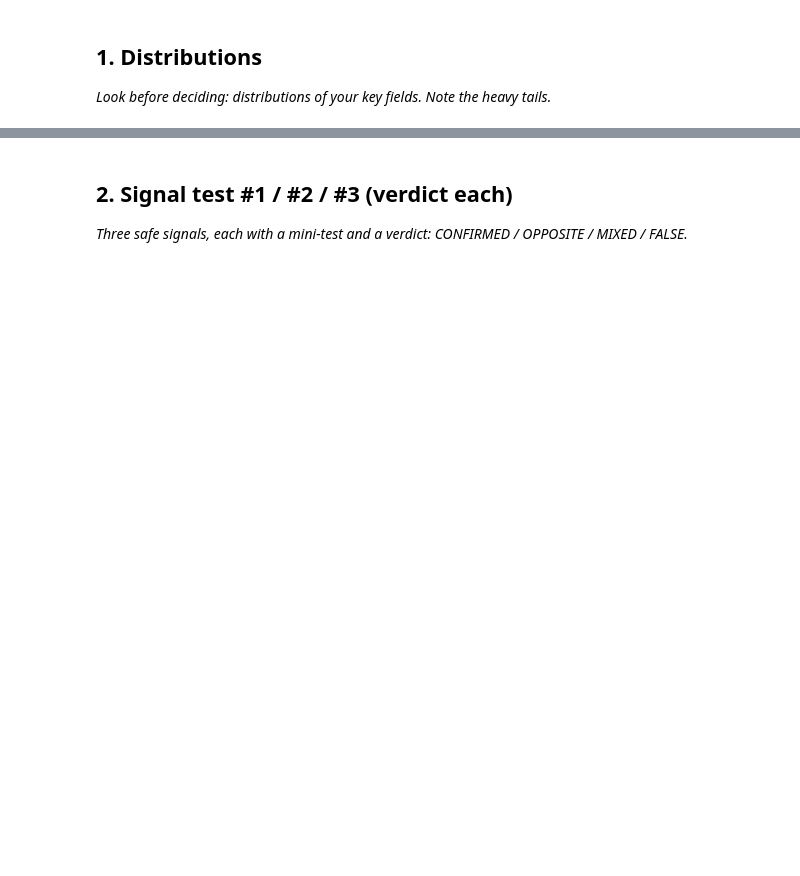
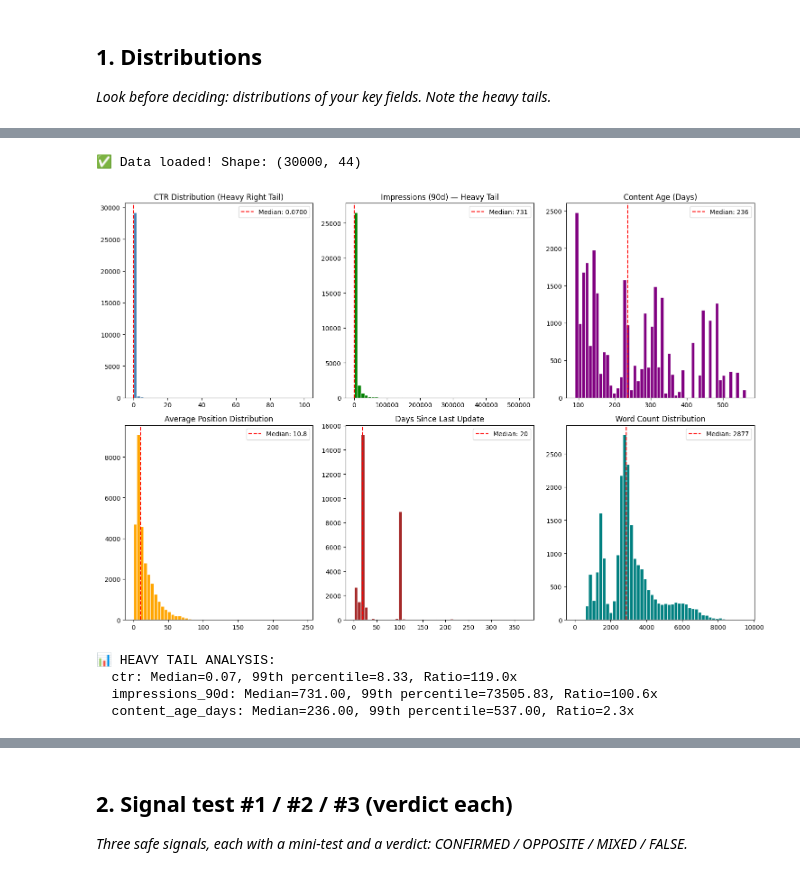
Before and after one commit to FizaAslam1/flyrank-ml-internship, a Jupyter notebook: work/notebooks/w04_signal_audit.ipynb, the cells around one changed output, grey strips where cells are left out. Saved outputs shown, nothing was run; the diff lists cells and outputs as text; code cells hidden in the pictures; blank space fills up the shorter version.

```diff
--- a/work/notebooks/w04_signal_audit.ipynb
+++ b/work/notebooks/w04_signal_audit.ipynb
@@ -15,0 +42,70 @@ This skeleton is yours to fill. Work the sections **in order** — each one has
+# %%
+# This cell is for CODE (numbers, a query, a check).
+# Write your text answer in the cell ABOVE this one — typing sentences here breaks Run All.
+import pandas as pd
+import numpy as np
+import matplotlib.pyplot as plt
+import seaborn as sns
+
+# Load data
+df = pd.read_csv('data/raw/content_refresh_anonymized.csv')
+print(f"✅ Data loaded! Shape: {df.shape}")
+
+# ============================================
+# KEY FIELD DISTRIBUTIONS
+# ============================================
+
+fig, axes = plt.subplots(2, 3, figsize=(15, 10))
+
+# 1. CTR Distribution
+axes[0,0].hist(df['ctr'], bins=50, color='steelblue', edgecolor='white')
+axes[0,0].axvline(df['ctr'].median(), color='red', linestyle='--', label=f"Median: {df['ctr'].median():.4f}")
+axes[0,0].set_title('CTR Distribution (Heavy Right Tail)')
+axes[0,0].legend()
+
+# 2. Impressions Distribution
+axes[0,1].hist(df['impressions_90d'], bins=50, color='green', edgecolor='white')
+axes[0,1].axvline(df['impressions_90d'].median(), color='red', linestyle='--', label=f"Median: {df['impressions_90d'].median():.0f}")
+axes[0,1].set_title('Impressions (90d) — Heavy Tail')
+axes[0,1].legend()
+
+# 3. Content Age Distribution
+axes[0,2].hist(df['content_age_days'], bins=50, color='purple', edgecolor='white')
+axes[0,2].axvline(df['content_age_days'].median(), color='red', linestyle='--', label=f"Median: {df['content_age_days'].median():.0f}")
+axes[0,2].set_title('Content Age (Days)')
+axes[0,2].legend()
+
+# 4. Avg Position Distribution
+axes[1,0].hist(df['avg_position'], bins=50, color='orange', edgecolor='white')
+axes[1,0].axvline(df['avg_position'].median(), color='red', linestyle='--', label=f"Median: {df['avg_position'].median():.1f}")
+axes[1,0].set_title('Average Position Distribution')
+axes[1,0].legend()
+
+# 5. Days Since Update
+axes[1,1].hist(df['days_since_last_update'], bins=50, color='brown', edgecolor='white')
+axes[1,1].axvline(df['days_since_last_update'].median(), color='red', linestyle='--', label=f"Median: {df['days_since_last_update'].median():.0f}")
+axes[1,1].set_title('Days Since Last Update')
+axes[1,1].legend()
+
+# 6. Word Count
+axes[1,2].hist(df['word_count'], bins=50, color='teal', edgecolor='white')
+axes[1,2].axvline(df['word_count'].median(), color='red', linestyle='--', label=f"Median: {df['word_count'].median():.0f}")
+axes[1,2].set_title('Word Count Distribution')
+axes[1,2].legend()
+
+plt.tight_layout()
+plt.show()
+
+# Heavy tail analysis
+print("\n📊 HEAVY TAIL ANALYSIS:")
+for col in ['ctr', 'impressions_90d', 'content_age_days']:
+    p99 = df[col].quantile(0.99)
+    median = df[col].median()
+    print(f"  {col}: Median={median:.2f}, 99th percentile={p99:.2f}, Ratio={p99/median:.1f}x")
+# %% [output]
+✅ Data loaded! Shape: (30000, 44)
+[figure, added]
+📊 HEAVY TAIL ANALYSIS:
+  ctr: Median=0.07, 99th percentile=8.33, Ratio=119.0x
+  impressions_90d: Median=731.00, 99th percentile=73505.83, Ratio=100.6x
+  content_age_days: Median=236.00, 99th percentile=537.00, Ratio=2.3x
```
Also changed, not shown: parts of 11 cells of this notebook.
